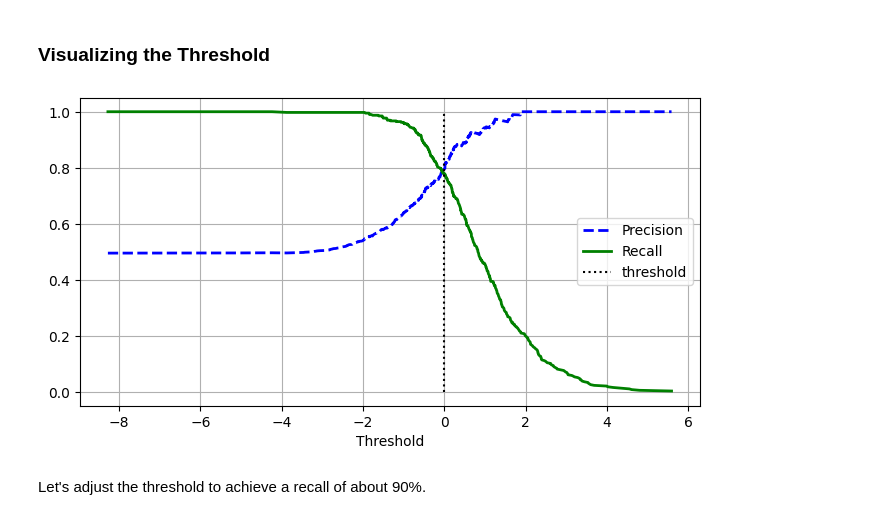
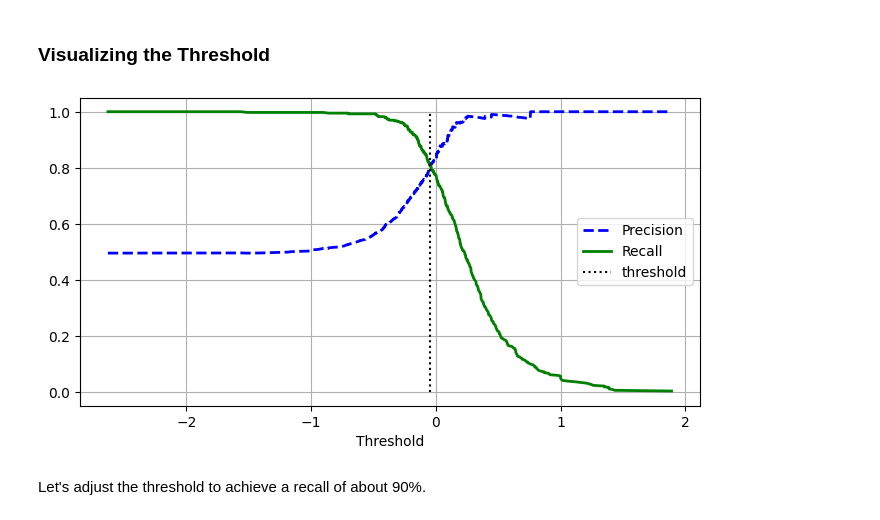
Before and after one commit to NeoAcereo/Restaurant-Review, a Jupyter notebook: Notebook.ipynb, the cells around one changed output. Drawn from its saved outputs; the diff is of its cells as text; code cells hidden in the pictures.

```diff
--- a/Notebook.ipynb
+++ b/Notebook.ipynb
@@ -159,12 +159,13 @@ from sklearn.model_selection import train_test_split
 
 X_train, X_test, y_train, y_test = train_test_split(vectorized_data, cleaned_data['Liked'], test_size=0.2, random_state=42)
 # %%
-from sklearn.linear_model import SGDClassifier
+from sklearn.svm import SVC
 from sklearn.metrics import precision_score, recall_score
 
-sgd = SGDClassifier()
-sgd.fit(X_train, y_train)
+svc = SVC()
 
-y_pred = sgd.predict(X_test)
+svc.fit(X_train, y_train)
+
+predictions = svc.predict(X_test)
 # %%
 precision_score(y_true=y_test,
@@ -184,26 +185,35 @@ Adjusting the threshold of the classifier will give you more control over the pr
 from sklearn.metrics import precision_recall_curve
 from sklearn.model_selection import cross_val_predict
 
-predictions = cross_val_predict(estimator=sgd,
+decisions = cross_val_predict(estimator=svc,
                                 X=X_train,
                                 y=y_train,
                                 cv=3,
                                 method='decision_function')
 # %%
-precisions, recalls, thresholds = precision_recall_curve(y_train, predictions)
+precisions, recalls, thresholds = precision_recall_curve(y_train, decisions)
 
-threshold_ = 0
-plt.figure(figsize=(8, 4))
-plt.grid()
-plt.plot(thresholds, precisions[:-1], "b--", label="Precision", linewidth=2)
-plt.plot(thresholds, recalls[:-1], "g-", label="Recall", linewidth=2)
-plt.vlines(threshold_, 0, 1.0, "k", "dotted", label="threshold")
-plt.xlabel("Threshold")
-plt.legend(loc="center right")
+threshold_index = (precisions >= recalls).argmax()
+threshold = thresholds[threshold_index]
 
-plt.show()
+def plot_pr_comparison_curve(thresholds, precisions, recalls, threshold_value=0):
+
+    plt.figure(figsize=(8, 4))
+    plt.grid()
+    plt.plot(thresholds, precisions[:-1], "b--", label="Precision", linewidth=2)
+    plt.plot(thresholds, recalls[:-1], "g-", label="Recall", linewidth=2)
+    plt.vlines(threshold_value, 0, 1.0, "k", "dotted", label="threshold")
+    plt.xlabel("Threshold")
+    plt.legend(loc="center right")
+
+    plt.show()
+
+plot_pr_comparison_curve(thresholds=thresholds,
+              precisions=precisions,
+              recalls=recalls,
+              threshold_value = threshold)
 # %% [output]
-[figure, old version]
+[figure, new version]
 # %% [markdown]
 Let's adjust the threshold to achieve a recall of about 90%.
 # %%
```
Also changed, not shown: parts of 82 cells of this notebook.
